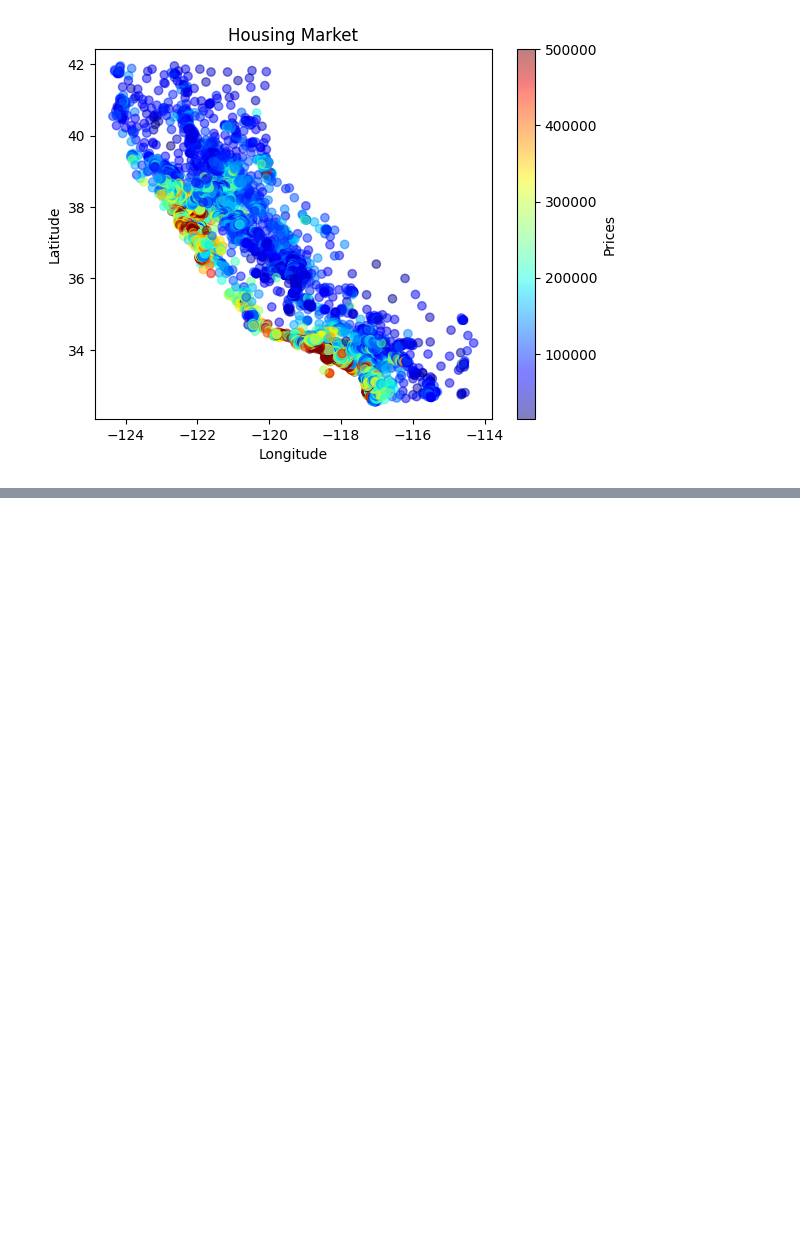
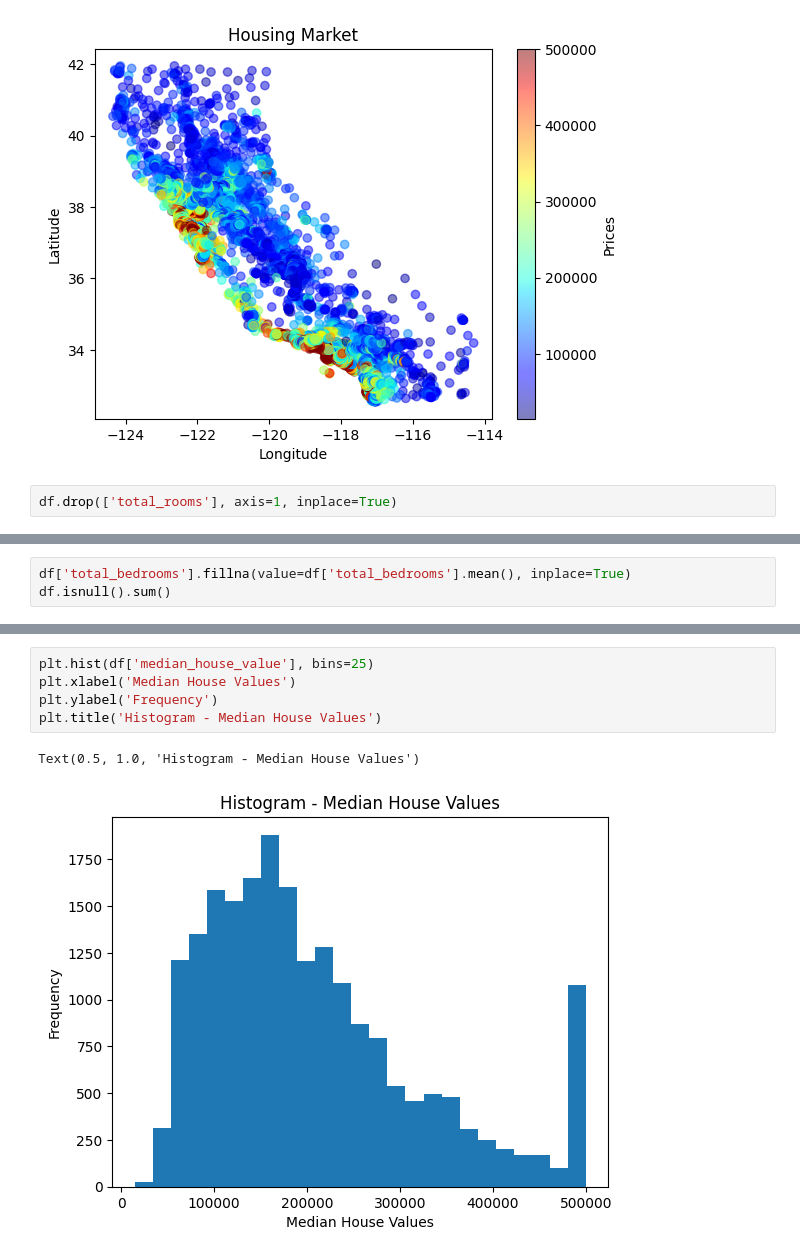
Before and after one commit to MilindiSenevirathne/DataMiningLabs, a Jupyter notebook: Lab1.ipynb, the cells around one changed output, grey strips where cells are left out. Saved outputs shown, nothing was run; the diff lists cells and outputs as text; blank space fills up the shorter version.

```diff
--- a/Lab1.ipynb
+++ b/Lab1.ipynb
@@ -102,3 +102,5 @@ plt.colorbar(label = 'Prices')
 # %% [output]
 <matplotlib.colorbar.Colorbar at 0x...>
 [figure]
+# %%
+df.drop(['total_rooms'], axis=1, inplace=True)
@@ -104,0 +126,3 @@ plt.colorbar(label = 'Prices')
+# %%
+df['total_bedrooms'].fillna(value=df['total_bedrooms'].mean(), inplace=True)
+df.isnull().sum()
@@ -104,0 +140,8 @@ plt.colorbar(label = 'Prices')
+# %%
+plt.hist(df['median_house_value'], bins=25)
+plt.xlabel('Median House Values')
+plt.ylabel('Frequency')
+plt.title('Histogram - Median House Values')
+# %% [output]
+Text(0.5, 1.0, 'Histogram - Median House Values')
+[figure, added]
```
Also changed, not shown: parts of 9 cells of this notebook.
